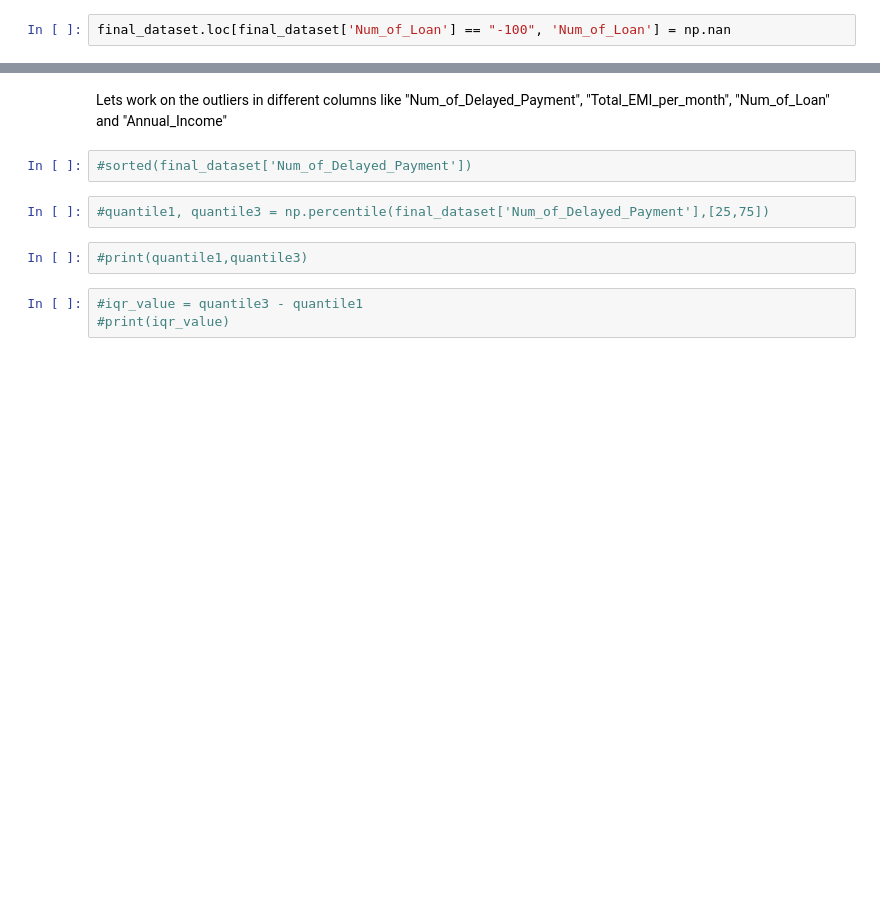
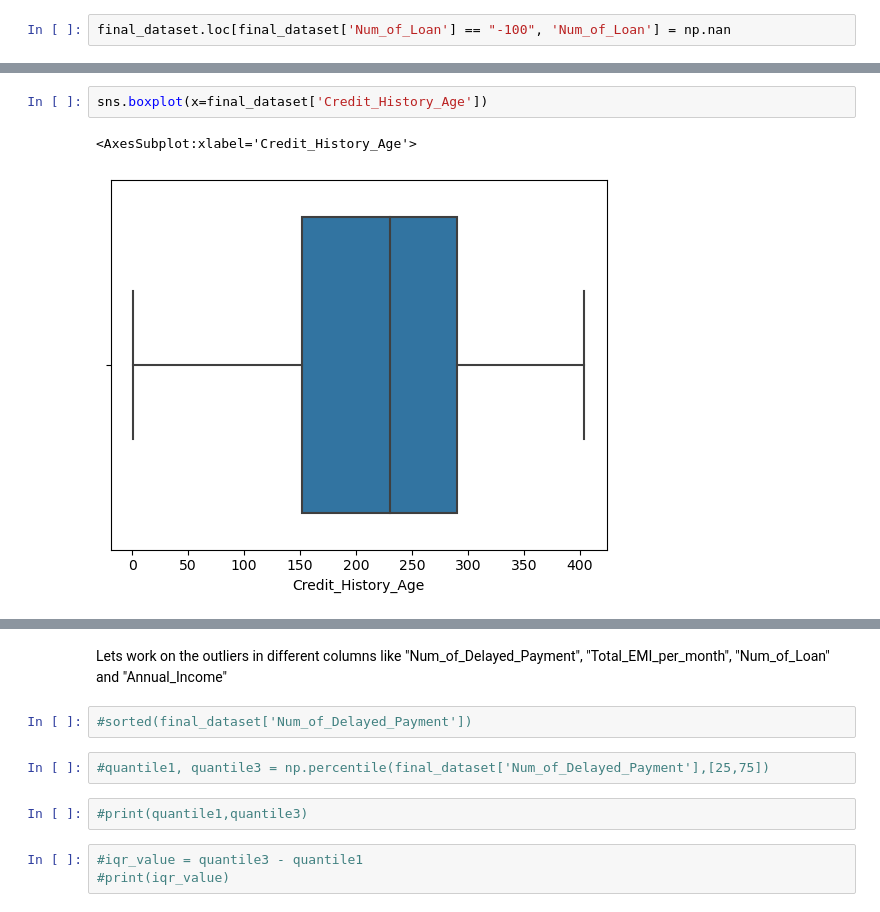
Before and after one commit to tanvimathur11/DDA, a Jupyter notebook: DDA_cleaning.ipynb, the cells around one changed output, grey strips where cells are left out. Drawn from its saved outputs; the diff is of its cells as text; blank space fills up the shorter version.

```diff
--- a/DDA_cleaning.ipynb
+++ b/DDA_cleaning.ipynb
@@ -545,0 +582,5 @@ memory usage: 10.3+ MB
+# %%
+sns.boxplot(x=final_dataset['Credit_History_Age'])
+# %% [output]
+<AxesSubplot:xlabel='Credit_History_Age'>
+[figure, added]
```
Also changed, not shown: parts of 35 cells of this notebook, 3 other files.
